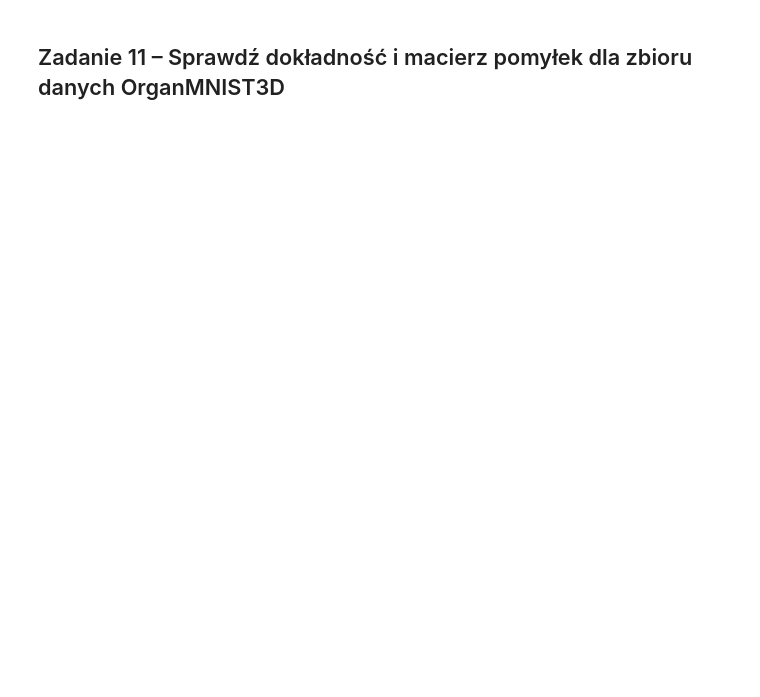
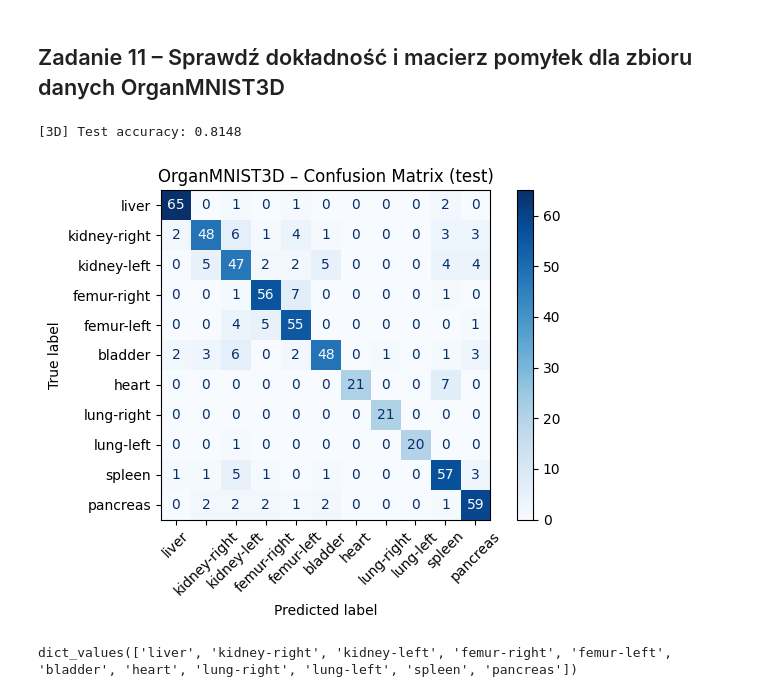
Before and after one commit to PaprykVegee/AiR_ISS, a Jupyter notebook: sem2/PIAOM/lab2/Lab02_DataLoader_TODO.ipynb, the cells around one changed output. Saved outputs shown, nothing was run; the diff lists cells and outputs as text; code cells hidden in the pictures; blank space fills up the shorter version.

```diff
--- a/sem2/PIAOM/lab2/Lab02_DataLoader_TODO.ipynb
+++ b/sem2/PIAOM/lab2/Lab02_DataLoader_TODO.ipynb
@@ -394,3 +423,23 @@ Zamiast `nn.Conv2d` wykorzystaj `nn.Conv3d`, a zamiast `nn.MaxPool2d` użyj `nn.
+# %%
+# --- Zadanie 9
+
+class SimpleCNN3D(nn.Module):
+    def __init__(self, num_classes):
+        super().__init__()
+        self.conv1 = nn.Conv3d(1, 16, kernel_size=3, padding=1)
+        self.conv2 = nn.Conv3d(16, 32, kernel_size=3, padding=1)
+        self.pool  = nn.MaxPool3d(kernel_size=2, stride=2)
+        self.fc1   = nn.Linear(32 * 7 * 7 * 7, 128)
+        self.fc2   = nn.Linear(128, num_classes)
+
+    def forward(self, x):
+        x = self.pool(F.relu(self.conv1(x)))  # [B,16,14,14,14]
+        x = self.pool(F.relu(self.conv2(x)))  # [B,32, 7, 7, 7]
+        x = torch.flatten(x, 1)
+        x = F.relu(self.fc1(x))
+        return self.fc2(x)
+
+model = SimpleCNN3D(num_classes=11).to(device)
 # %% [markdown]
 ## Zadanie 10 – Wykonaj trening sieci dla zbioru danych OrganMNIST3D
 
@@ -403,0 +504,40 @@ W tym przypadku może być potrzebne 20 epok.
+# %%
+# --- Zadanie 11
+model.eval()
+
+correct = 0
+total = 0
+cm = np.zeros((num_classes, num_classes), dtype=int)
+
+with torch.inference_mode():
+    for x, y in test_dataloader:
+        x = x.to(device, non_blocking=True)
+        y = torch.as_tensor(y, dtype=torch.long, device=device).view(-1)
+
+        logits = model(x)
+        preds  = logits.argmax(dim=1)
+
+        correct += (preds == y).sum().item()
+        total   += y.size(0)
+
+        cm += confusion_matrix(y.cpu().numpy(),
+                               preds.cpu().numpy(),
+                               labels=list(range(num_classes)))
+
+test_acc = correct / total
+print(f"[3D] Test accuracy: {test_acc:.4f}")
+
+
+
+disp = ConfusionMatrixDisplay(confusion_matrix=cm, display_labels=info['label'].values())
+disp.plot(cmap='Blues', values_format='d', xticks_rotation=45)
+plt.title('OrganMNIST3D – Confusion Matrix (test)')
+plt.tight_layout()
+plt.show()
+# %% [output]
+[3D] Test accuracy: 0.8148
+[figure, added]
+# %%
+info['label'].values()
+# %% [output]
+dict_values(['liver', 'kidney-right', 'kidney-left', 'femur-right', 'femur-left', 'bladder', 'heart', 'lung-right', 'lung-left', 'spleen', 'pancreas'])
```
Also changed, not shown: parts of 13 cells of this notebook, 3 other files.
